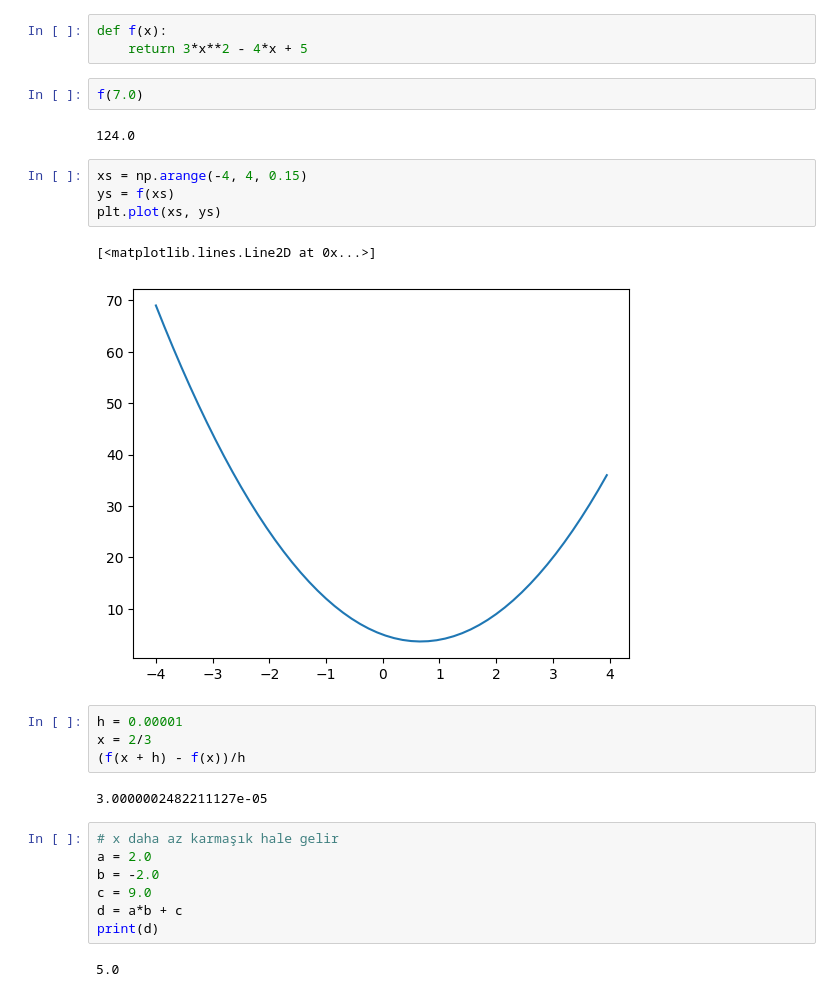
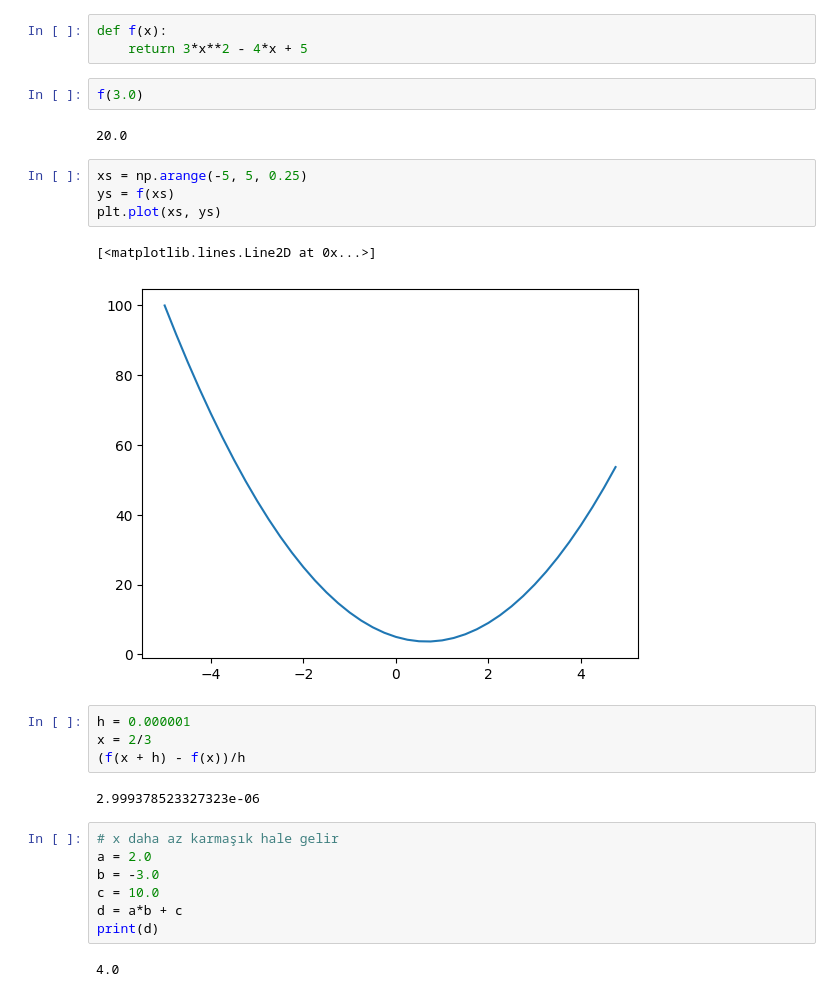
Before and after one commit to 0xaegean/ai-notebooks, a Jupyter notebook: nn-zero-to-hero/lec1-first-half-roughly.ipynb, the cells around one changed output. Drawn from its saved outputs; the diff is of its cells as text.

```diff
--- a/nn-zero-to-hero/lec1-first-half-roughly.ipynb
+++ b/nn-zero-to-hero/lec1-first-half-roughly.ipynb
@@ -7,29 +7,29 @@ import matplotlib.pyplot as plt
 def f(x):
     return 3*x**2 - 4*x + 5
 # %%
-f(7.0)
+f(3.0)
 # %% [output]
-124.0
+20.0
 # %%
-xs = np.arange(-4, 4, 0.15)
+xs = np.arange(-5, 5, 0.25)
 ys = f(xs)
 plt.plot(xs, ys)
 # %% [output]
 [<matplotlib.lines.Line2D at 0x...>]
-[figure, old version]
+[figure, new version]
 # %%
-h = 0.00001
+h = 0.000001
 x = 2/3
 (f(x + h) - f(x))/h
 # %% [output]
-3.0000002482211127e-05
+2.999378523327323e-06
 # %%
 # x daha az karmaşık hale gelir
 a = 2.0
-b = -2.0
-c = 9.0
+b = -3.0
+c = 10.0
 d = a*b + c
 print(d)
 # %% [output]
-5.0
+4.0
 # %%
```
Also changed, not shown: parts of 8 cells of this notebook.
